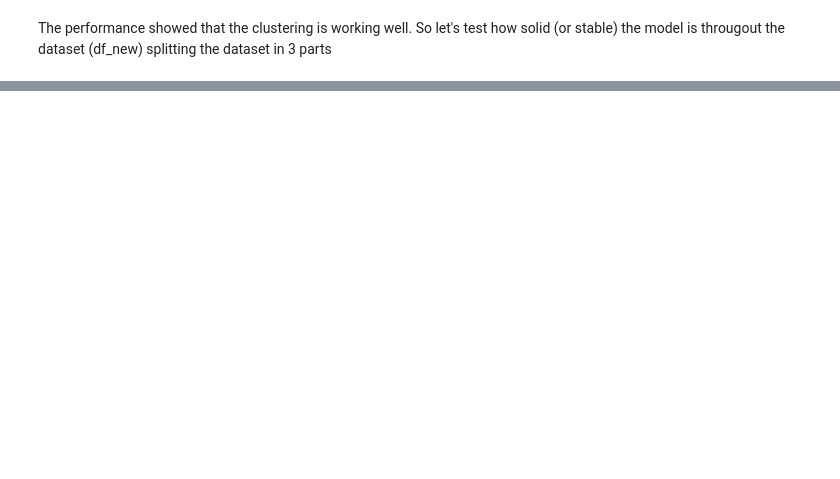
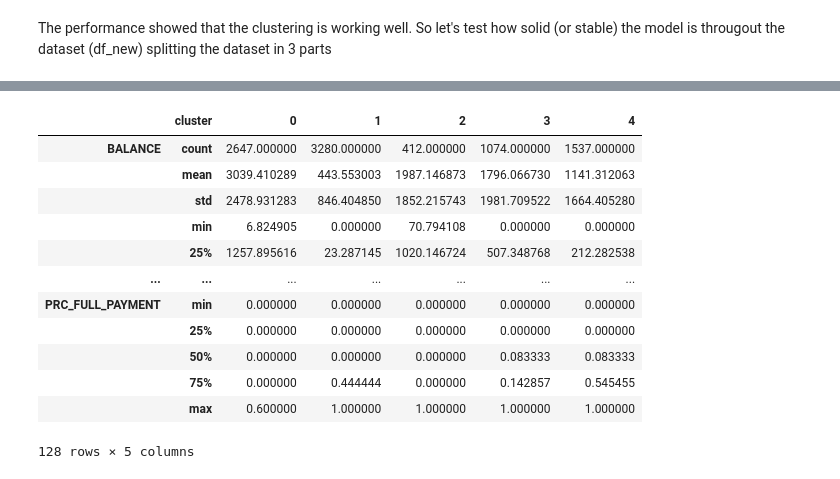
Before and after one commit to vinimoti/Credit-card-Cluster-training, a Jupyter notebook: Cluster Credit Card.ipynb, the cells around one changed output, grey strips where cells are left out. Cells and saved outputs as stored; diff of their text form; code cells hidden in the pictures; blank space fills up the shorter version.

```diff
--- a/Cluster Credit Card.ipynb
+++ b/Cluster Credit Card.ipynb
@@ -488,0 +551,16 @@ print(((split1[0]+split2[0]+split3[0])/3),((split1[1]+split2[1]+split3[1])/3),((
+# %%
+df_new.groupby('cluster').describe().T
+# %% [output]
+|  | cluster | 0 | 1 | 2 | 3 | 4 |
+| BALANCE | count | 2647.000000 | 3280.000000 | 412.000000 | 1074.000000 | 1537.000000 |
+|  | mean | 3039.410289 | 443.553003 | 1987.146873 | 1796.066730 | 1141.312063 |
+|  | std | 2478.931283 | 846.404850 | 1852.215743 | 1981.709522 | 1664.405280 |
+|  | min | 6.824905 | 0.000000 | 70.794108 | 0.000000 | 0.000000 |
+|  | 25% | 1257.895616 | 23.287145 | 1020.146724 | 507.348768 | 212.282538 |
+| ... | ... | ... | ... | ... | ... | ... |
+| PRC_FULL_PAYMENT | min | 0.000000 | 0.000000 | 0.000000 | 0.000000 | 0.000000 |
+|  | 25% | 0.000000 | 0.000000 | 0.000000 | 0.000000 | 0.000000 |
+|  | 50% | 0.000000 | 0.000000 | 0.000000 | 0.083333 | 0.083333 |
+|  | 75% | 0.000000 | 0.444444 | 0.000000 | 0.142857 | 0.545455 |
+|  | max | 0.600000 | 1.000000 | 1.000000 | 1.000000 | 1.000000 |
+128 rows × 5 columns
```
Also changed, not shown: parts of 23 cells of this notebook.
